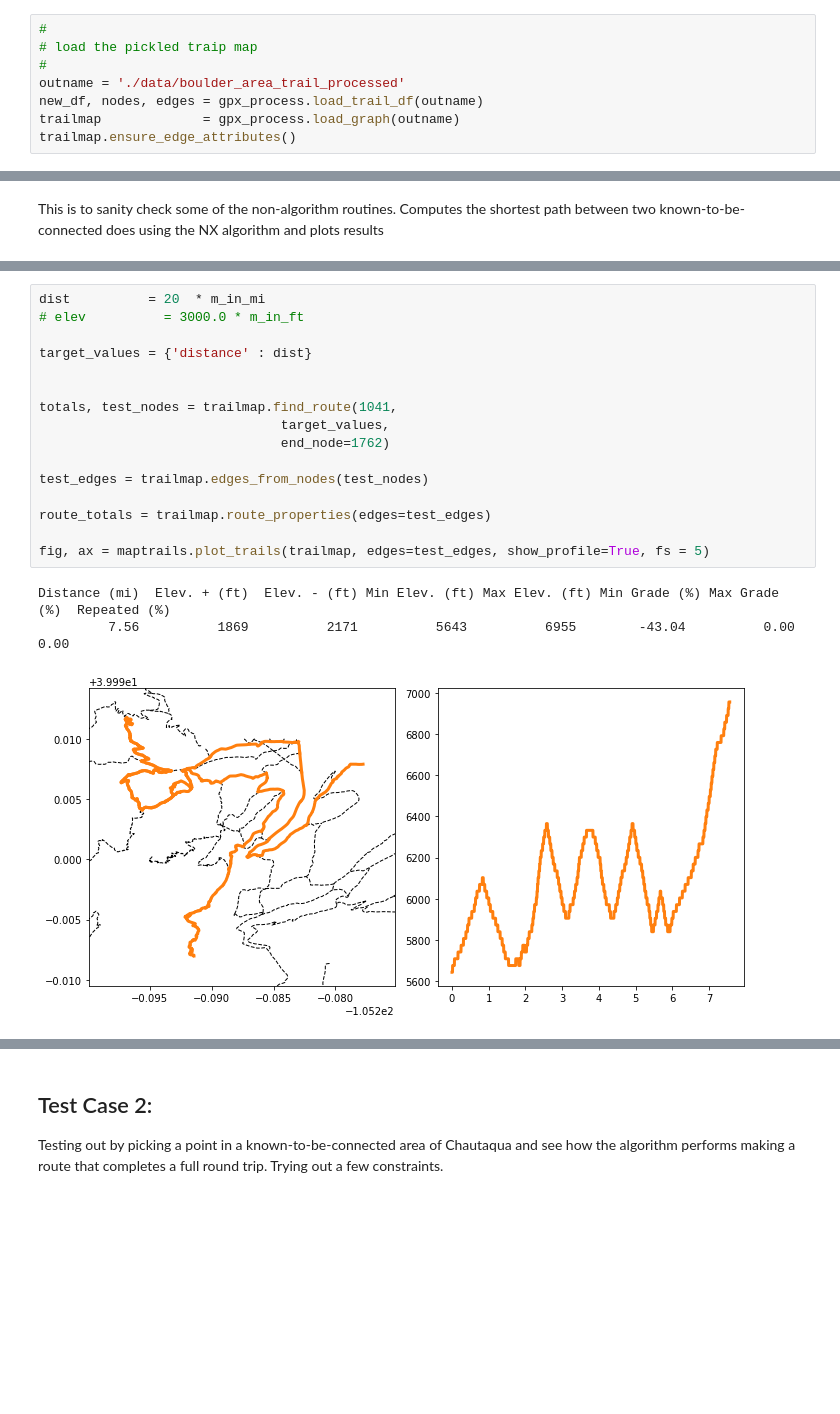
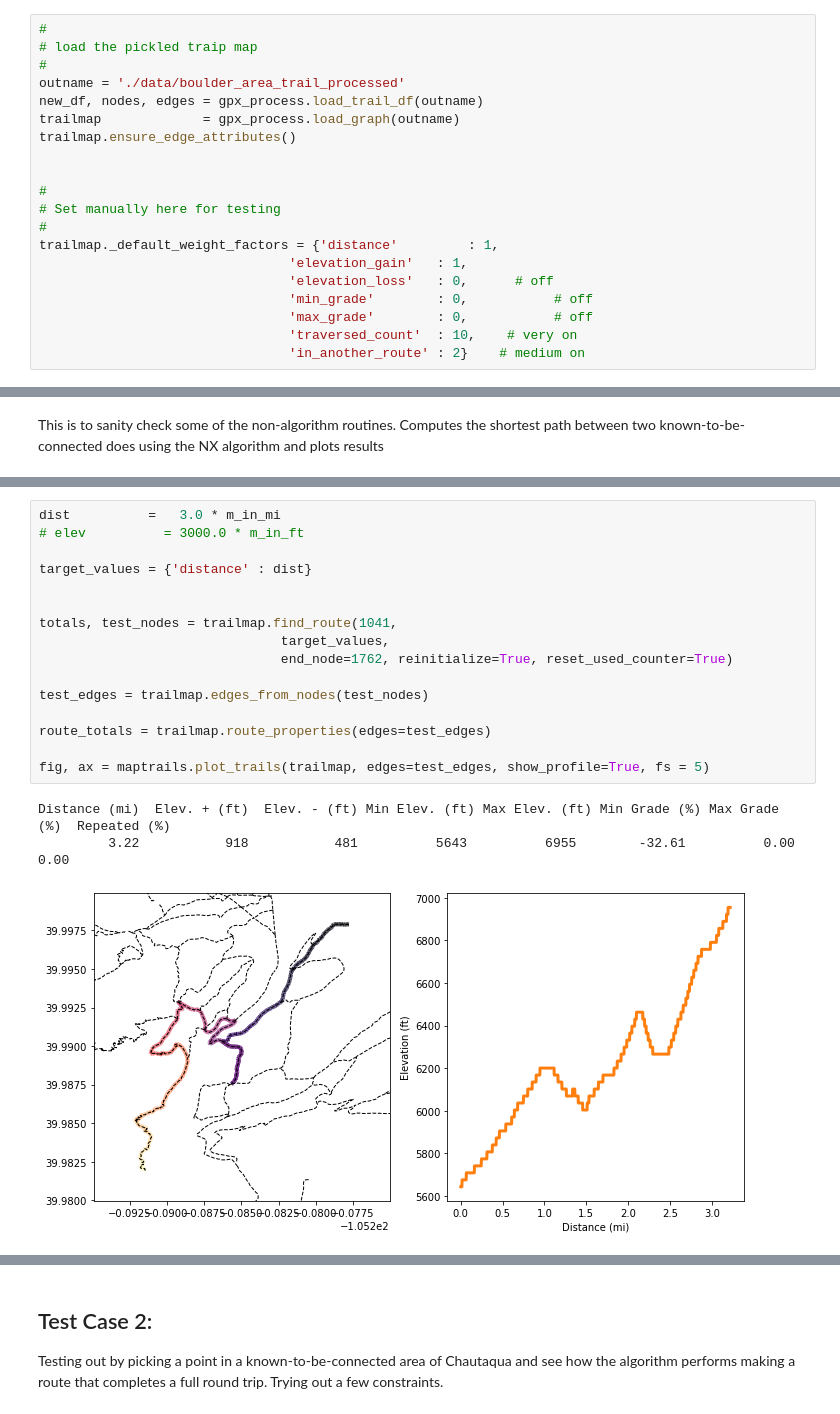
Before and after one commit to aemerick/planit, a Jupyter notebook: autotrail/TrailMapper.ipynb, the cells around one changed output, grey strips where cells are left out. Drawn from its saved outputs; the diff is of its cells as text; blank space fills up the shorter version.

```diff
--- a/autotrail/TrailMapper.ipynb
+++ b/autotrail/TrailMapper.ipynb
@@ -35,6 +37,18 @@ outname = './data/boulder_area_trail_processed'
 new_df, nodes, edges = gpx_process.load_trail_df(outname)
 trailmap             = gpx_process.load_graph(outname)
 trailmap.ensure_edge_attributes()
+
+
+#
+# Set manually here for testing
+#
+trailmap._default_weight_factors = {'distance'         : 1,
+                                'elevation_gain'   : 1,
+                                'elevation_loss'   : 0,      # off
+                                'min_grade'        : 0,           # off
+                                'max_grade'        : 0,           # off
+                                'traversed_count'  : 10,    # very on
+                                'in_another_route' : 2}    # medium on
 # %% [markdown]
 # Test Case 1:
 # %% [markdown]
@@ -61,20 +75,20 @@ Using the above, now compute an algorithmified version of the same route
 # %%
-dist          = 20  * m_in_mi
+dist          =   3.0 * m_in_mi
 # elev          = 3000.0 * m_in_ft
 
 target_values = {'distance' : dist}
 
 
 totals, test_nodes = trailmap.find_route(1041,
                                target_values,
-                               end_node=1762)
+                               end_node=1762, reinitialize=True, reset_used_counter=True)
 
 test_edges = trailmap.edges_from_nodes(test_nodes)
 
 route_totals = trailmap.route_properties(edges=test_edges)
 
 fig, ax = maptrails.plot_trails(trailmap, edges=test_edges, show_profile=True, fs = 5)
 # %% [output]
 Distance (mi)  Elev. + (ft)  Elev. - (ft) Min Elev. (ft) Max Elev. (ft) Min Grade (%) Max Grade (%)  Repeated (%)
-         7.56          1869          2171          5643          6955        -43.04          0.00          0.00
+         3.22           918           481          5643          6955        -32.61          0.00          0.00
-[figure, old version]
+[figure, new version]
```
Also changed, not shown: parts of 21 cells of this notebook, 6 other files.
